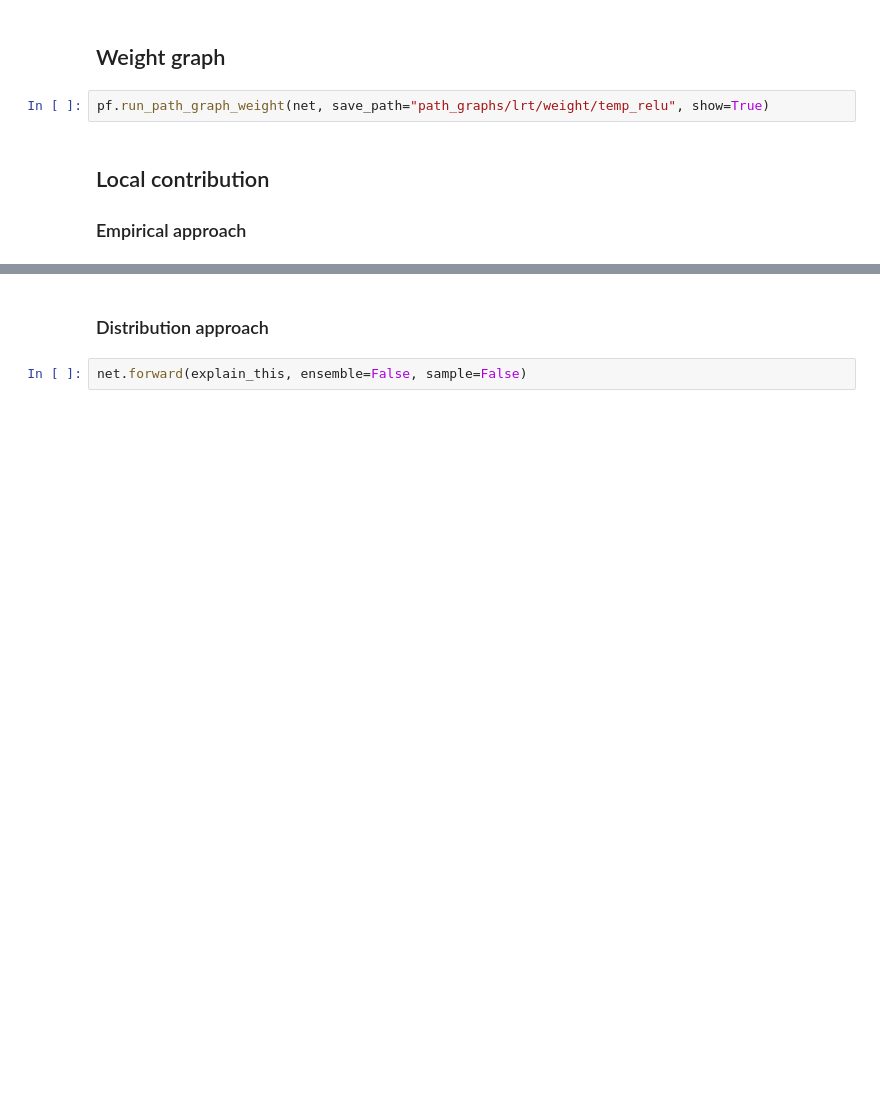
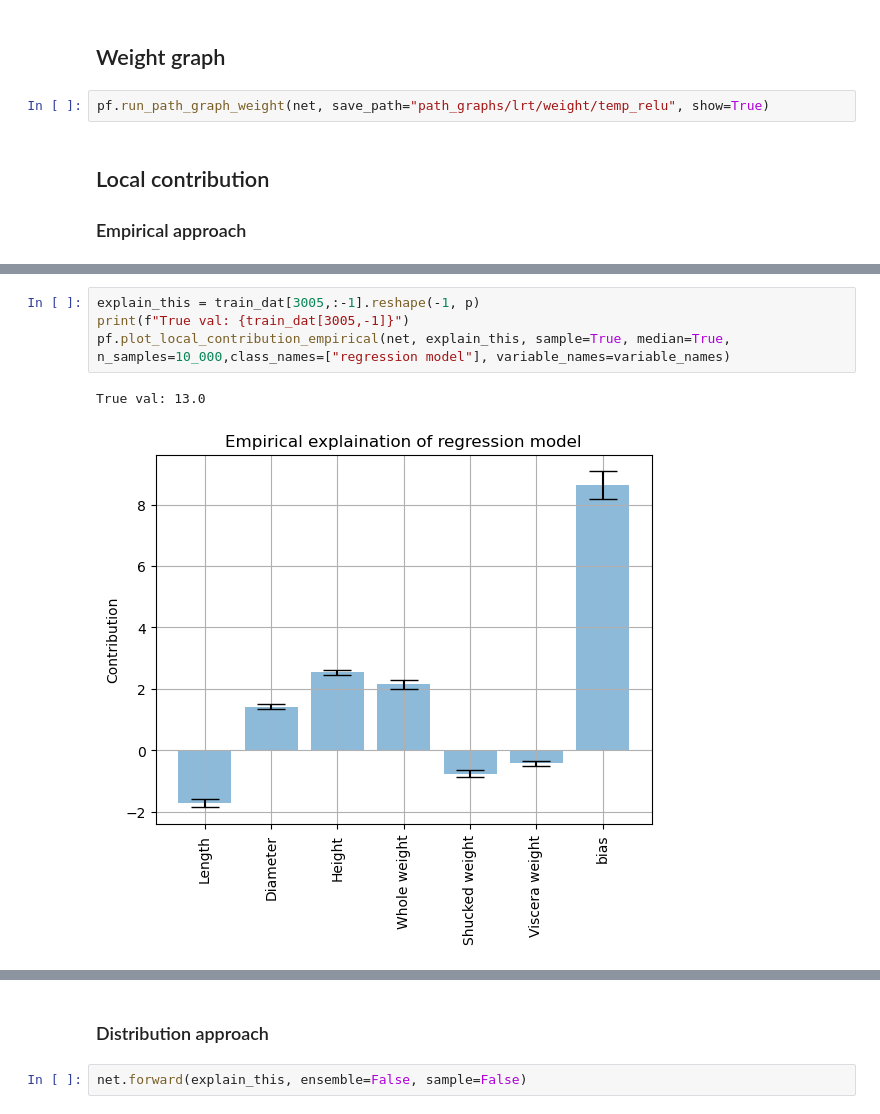
Before and after one commit to eirihoyh/ISLBBNN, a Jupyter notebook: examples/abalone/lrt.ipynb, the cells around one changed output, grey strips where cells are left out. Saved outputs shown, nothing was run; the diff lists cells and outputs as text; blank space fills up the shorter version.

```diff
--- a/examples/abalone/lrt.ipynb
+++ b/examples/abalone/lrt.ipynb
@@ -304,0 +303,7 @@ True val: 9.0
+# %%
+explain_this = train_dat[3005,:-1].reshape(-1, p)
+print(f"True val: {train_dat[3005,-1]}")
+pf.plot_local_contribution_empirical(net, explain_this, sample=True, median=True, n_samples=10_000,class_names=["regression model"], variable_names=variable_names)
+# %% [output]
+True val: 13.0
+[figure, added]
```
Also changed, not shown: parts of 11 cells of this notebook, 14 other files.
